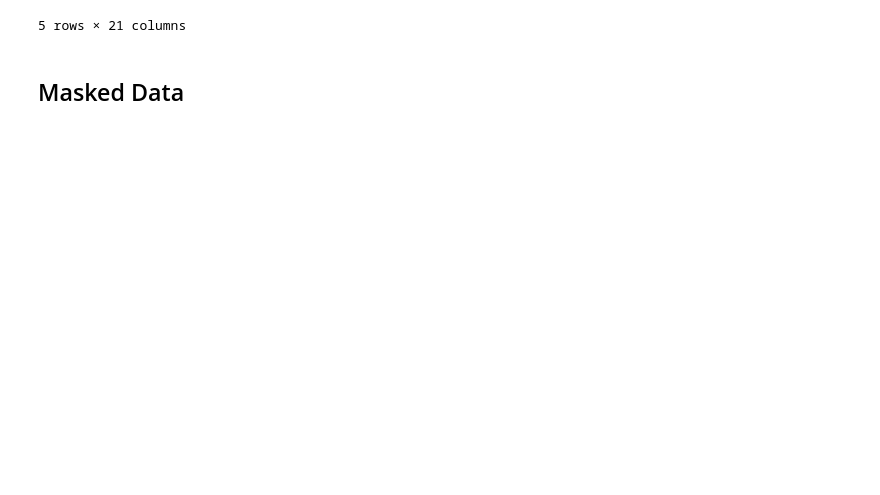
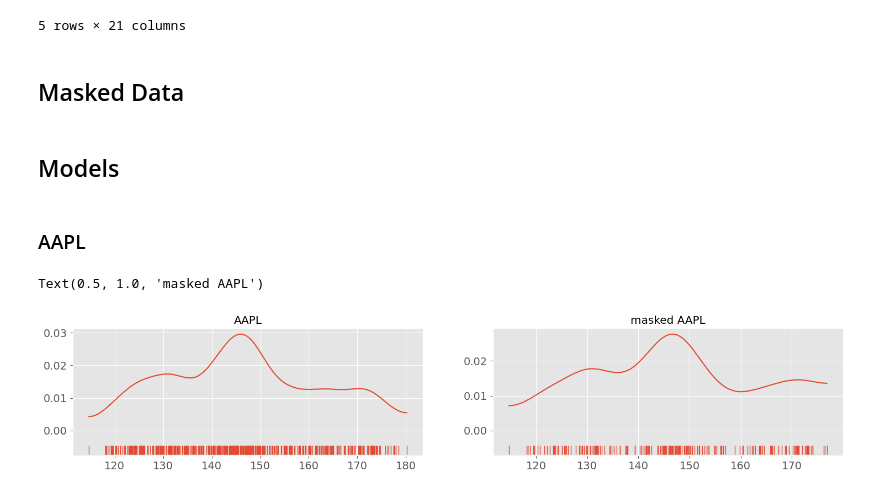
Before and after one commit to fadeeva/probabilistic, a Jupyter notebook: pymc/003_incomplete_data.ipynb, the cells around one changed output. Saved outputs shown, nothing was run; the diff lists cells and outputs as text; code cells hidden in the pictures; blank space fills up the shorter version.

```diff
--- a/pymc/003_incomplete_data.ipynb
+++ b/pymc/003_incomplete_data.ipynb
@@ -42,3 +42,16 @@ mask = np.random.choice([False, True], len(aapl), p=[.6, .4])
 aapl_m = aapl[mask]
 ibm_m = ibm[mask]
 mcd_m = mcd[mask]
+# %% [markdown]
+## Models
+# %% [markdown]
+### AAPL
+# %%
+fig, axs = plt.subplots(1, 2, figsize=(18, 3))
+az.plot_kde(aapl, rug=True, ax=axs[0])
+az.plot_kde(aapl_m, rug=True, ax=axs[1])
+axs[0].set_title('AAPL')
+axs[1].set_title('masked AAPL')
+# %% [output]
+Text(0.5, 1.0, 'masked AAPL')
+[figure, added]
```
Also changed, not shown: parts of 4 cells of this notebook.
